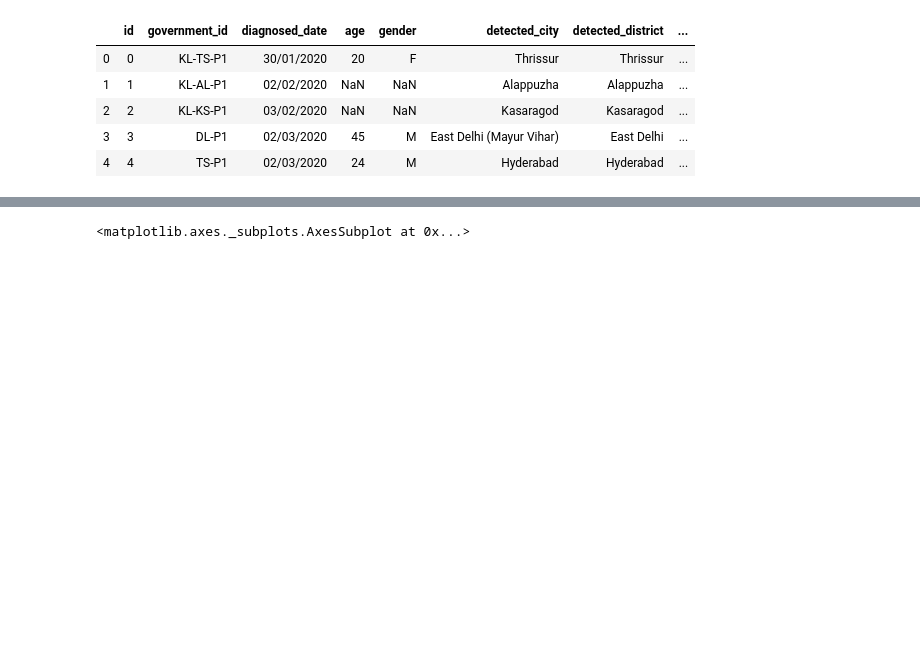
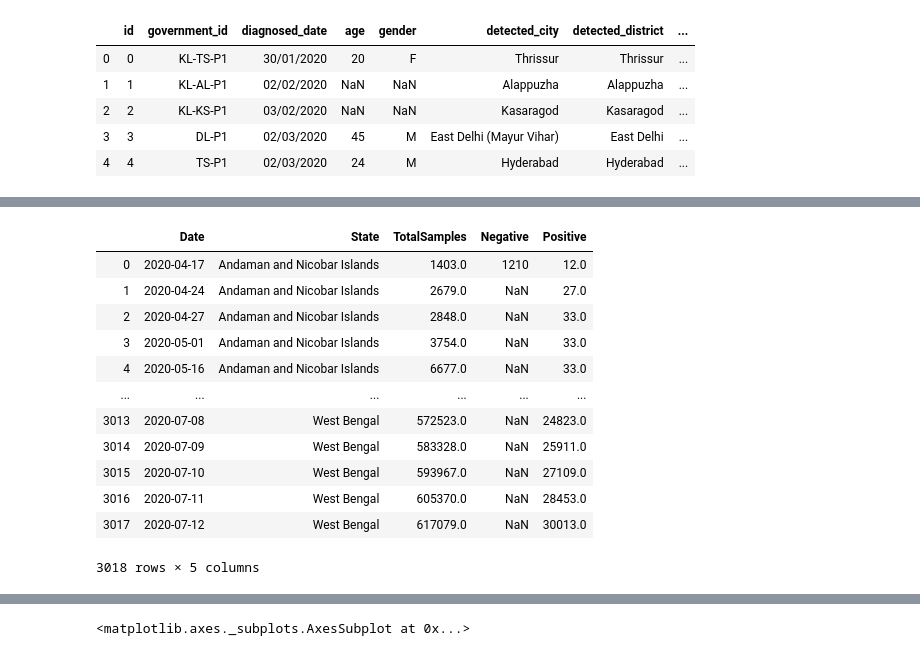
Before and after one commit to ashwanisng/Covid-19-Data-Analysis, a Jupyter notebook: Covid-19 Data Analysis.ipynb, the cells around one changed output, grey strips where cells are left out. Cells and saved outputs as stored; diff of their text form; code cells hidden in the pictures; blank space fills up the shorter version.

Commit message:
icmr testing details added

```diff
--- a/Covid-19 Data Analysis.ipynb
+++ b/Covid-19 Data Analysis.ipynb
@@ -300,0 +324,17 @@ TypeError: no numeric data to plot
+# %%
+df_testing = pd.read_csv("Dataset/StatewiseTestingDetails.csv")
+df_testing
+# %% [output]
+|  | Date | State | TotalSamples | Negative | Positive |
+| 0 | 2020-04-17 | Andaman and Nicobar Islands | 1403.0 | 1210 | 12.0 |
+| 1 | 2020-04-24 | Andaman and Nicobar Islands | 2679.0 | NaN | 27.0 |
+| 2 | 2020-04-27 | Andaman and Nicobar Islands | 2848.0 | NaN | 33.0 |
+| 3 | 2020-05-01 | Andaman and Nicobar Islands | 3754.0 | NaN | 33.0 |
+| 4 | 2020-05-16 | Andaman and Nicobar Islands | 6677.0 | NaN | 33.0 |
+| ... | ... | ... | ... | ... | ... |
+| 3013 | 2020-07-08 | West Bengal | 572523.0 | NaN | 24823.0 |
+| 3014 | 2020-07-09 | West Bengal | 583328.0 | NaN | 25911.0 |
+| 3015 | 2020-07-10 | West Bengal | 593967.0 | NaN | 27109.0 |
+| 3016 | 2020-07-11 | West Bengal | 605370.0 | NaN | 28453.0 |
+| 3017 | 2020-07-12 | West Bengal | 617079.0 | NaN | 30013.0 |
+3018 rows × 5 columns
```
Also changed, not shown: parts of 14 cells of this notebook.
